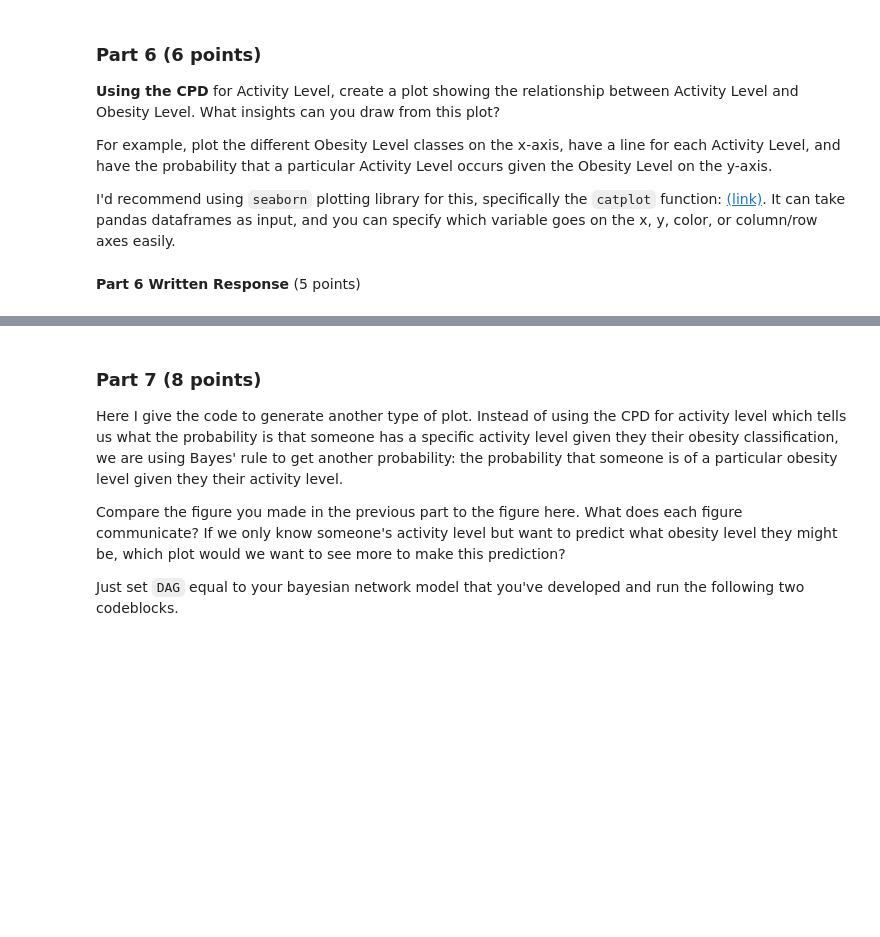
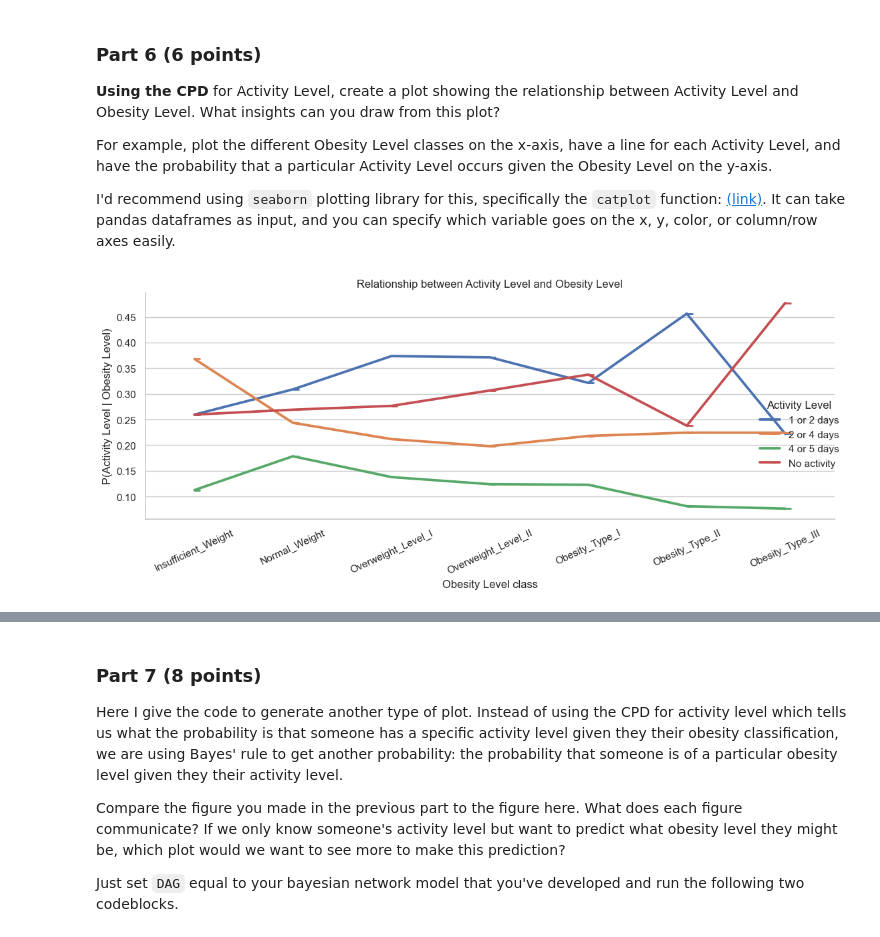
Before and after one commit to SriramKoukuntla/Assignment3_studentAgain, a Jupyter notebook: HW03.ipynb, the cells around one changed output, grey strips where cells are left out. Cells and saved outputs as stored; diff of their text form; code cells hidden in the pictures; blank space fills up the shorter version.

Commit message:
Finished Part 6

```diff
--- a/HW03.ipynb
+++ b/HW03.ipynb
@@ -454,2 +450,39 @@ I'd recommend using `seaborn` plotting library for this, specifically the `catpl
-# %% [markdown]
-**Part 6 Written Response** (5 points)
+# %%
+obesity_levels = ['Insufficient_Weight', 'Normal_Weight', 'Overweight_Level_I',  'Overweight_Level_II', 'Obesity_Type_I', 'Obesity_Type_II', 'Obesity_Type_III']
+
+records = []
+for level in obesity_levels:
+    q = bn.inference.fit(
+            DAG,
+            variables=['Activity Level'],
+            evidence={'Obesity Level': level},
+            verbose=0
+    )
+    for _, row in q.df.iterrows():
+        records.append({
+            'Obesity Level' : level,
+            'Activity Level': row['Activity Level'],
+            'p'             : row['p']
+        })
+
+df_plot = pd.DataFrame.from_records(records)
+
+sns.set_theme(style="whitegrid")
+g = sns.catplot(
+        data=df_plot,
+        x="Obesity Level",
+        y="p",
+        hue="Activity Level",
+        kind="point",
+        markers=True,
+        height=5,
+        aspect=2
+)
+g.set_axis_labels("Obesity Level class",
+                  "P(Activity Level | Obesity Level)")
+g.set(title="Relationship between Activity Level and Obesity Level")
+plt.xticks(rotation=25)
+plt.tight_layout()
+plt.show()
+# %% [output]
+[figure, added]
```
Also changed, not shown: parts of 2 cells of this notebook.
